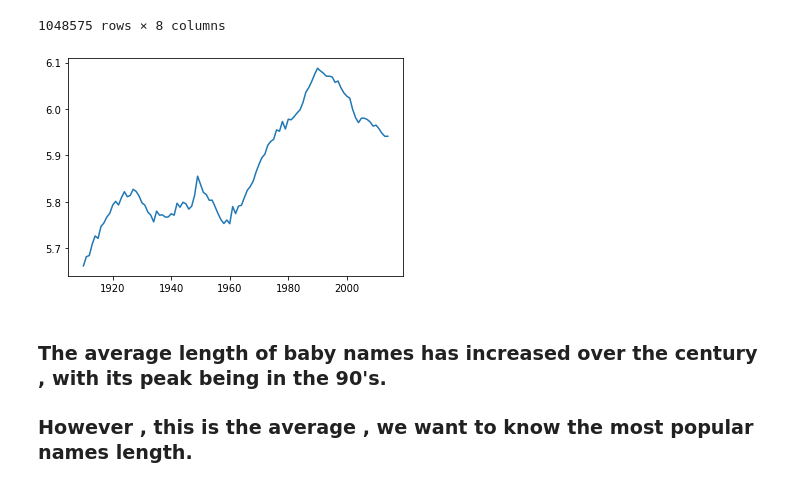
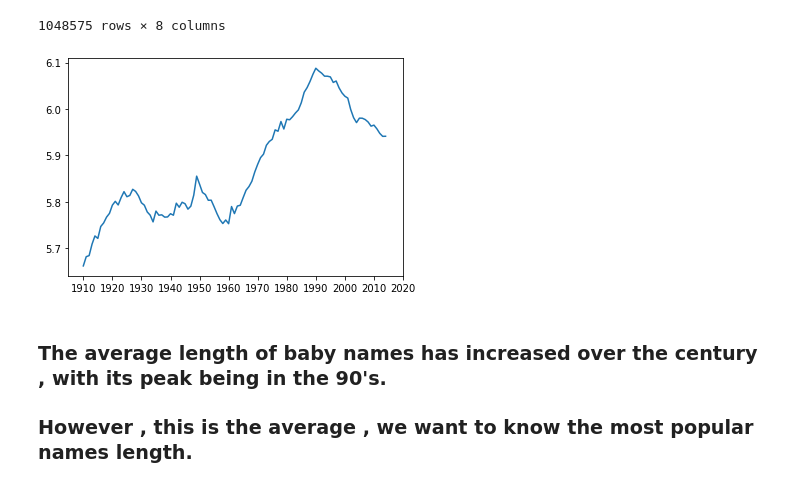
Before and after one commit to kekelee0714/BootcampProject, a Jupyter notebook: Dhara/Kaggle_baby_names.ipynb, the cells around one changed output. Cells and saved outputs as stored; diff of their text form; code cells hidden in the pictures.

```diff
--- a/Dhara/Kaggle_baby_names.ipynb
+++ b/Dhara/Kaggle_baby_names.ipynb
@@ -195,11 +195,15 @@ import scipy.stats as sci
 # %%
 baby_name_original['Year'] = baby_name_original['Year'].astype(int)
 # %%
-plt.plot(baby_name_original.groupby(['Year']).agg({'Name Length':np.mean}))
-#Change x ticks using plt.x_ticks([<Give all the labels you want to display>])
+ plt.plot(baby_name_original.groupby(['Year']).agg({'Name Length':np.mean}))
+
+# #Change x ticks using plt.x_ticks([<Give all the labels you want to display>])
+
+years = list(range(1910, 2021,10))
+plt.xticks(years)
 plt.show()
 # %% [output]
-[figure, old version]
+[figure, new version]
 # %% [markdown]
 ### The average length of baby names has increased over the century , with its peak being in the 90's.
 ### However , this is the average , we want to know the most popular names length.
```
Also changed, not shown: parts of 17 cells of this notebook.
